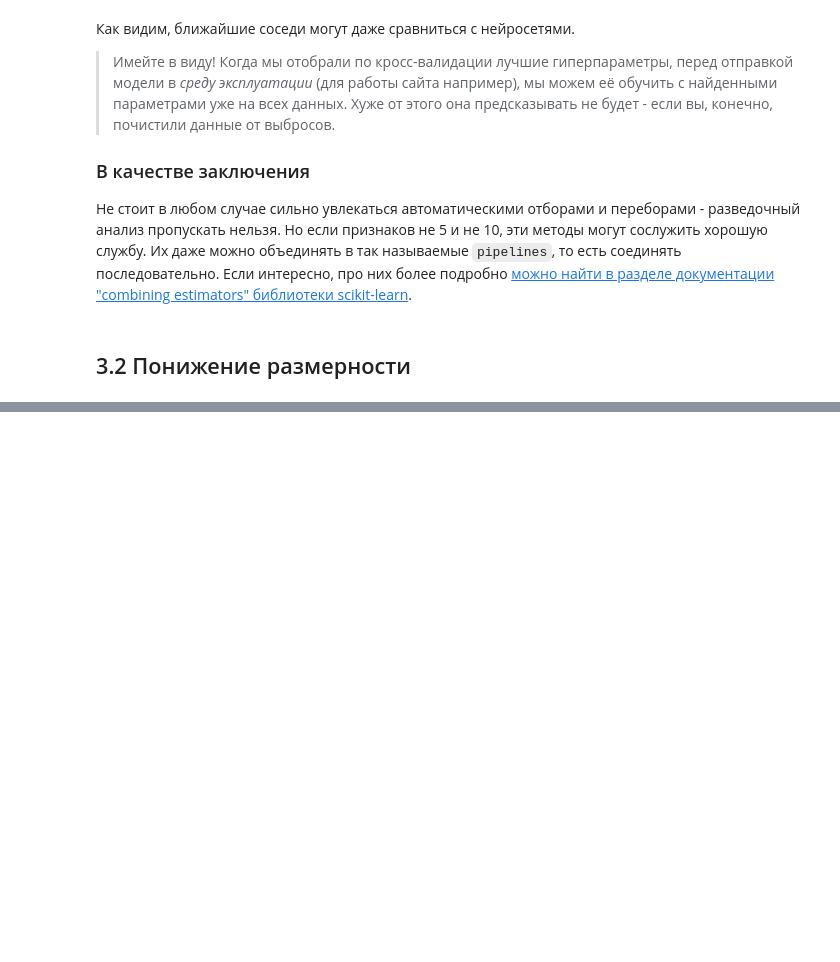
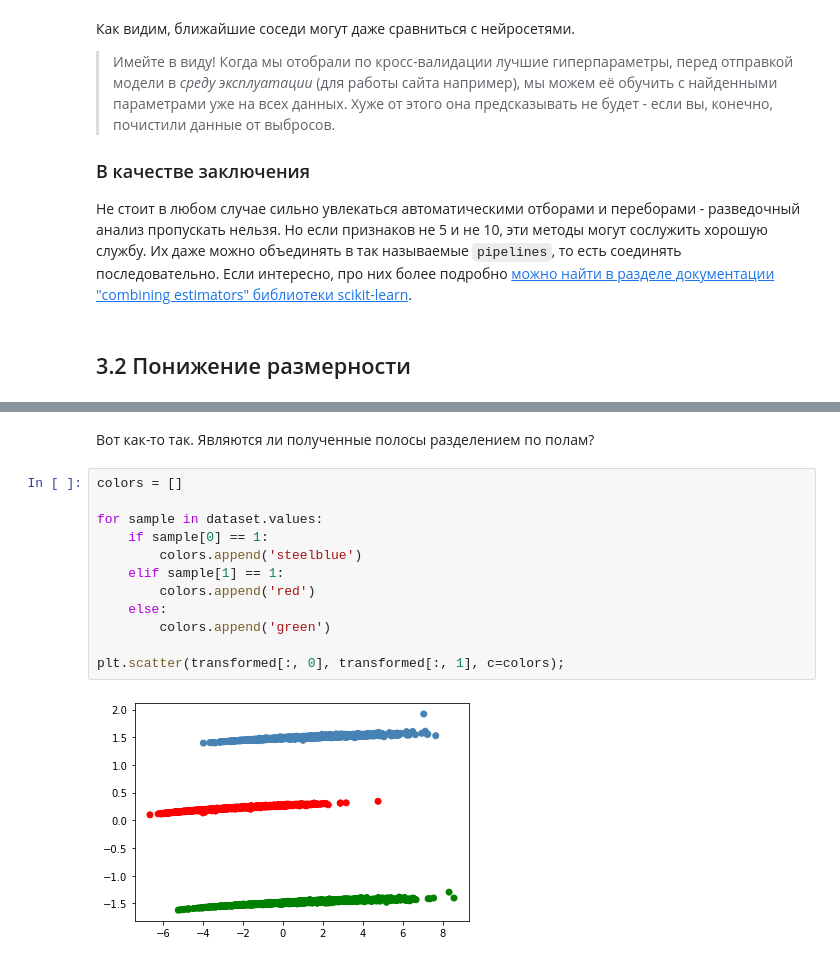
Before and after one commit to timeseries-ru/course, a Jupyter notebook: day_3.ipynb, the cells around one changed output, grey strips where cells are left out. Saved outputs shown, nothing was run; the diff lists cells and outputs as text; blank space fills up the shorter version.

```diff
--- a/day_3.ipynb
+++ b/day_3.ipynb
@@ -201,0 +228,16 @@ search = GridSearchCV(
+# %% [markdown]
+Вот как-то так. Являются ли полученные полосы разделением по полам?
+# %%
+colors = []
+
+for sample in dataset.values:
+    if sample[0] == 1:
+        colors.append('steelblue')
+    elif sample[1] == 1:
+        colors.append('red')
+    else:
+        colors.append('green')
+
+plt.scatter(transformed[:, 0], transformed[:, 1], c=colors);
+# %% [output]
+[figure, added]
```
Also changed, not shown: parts of 8 cells of this notebook.
